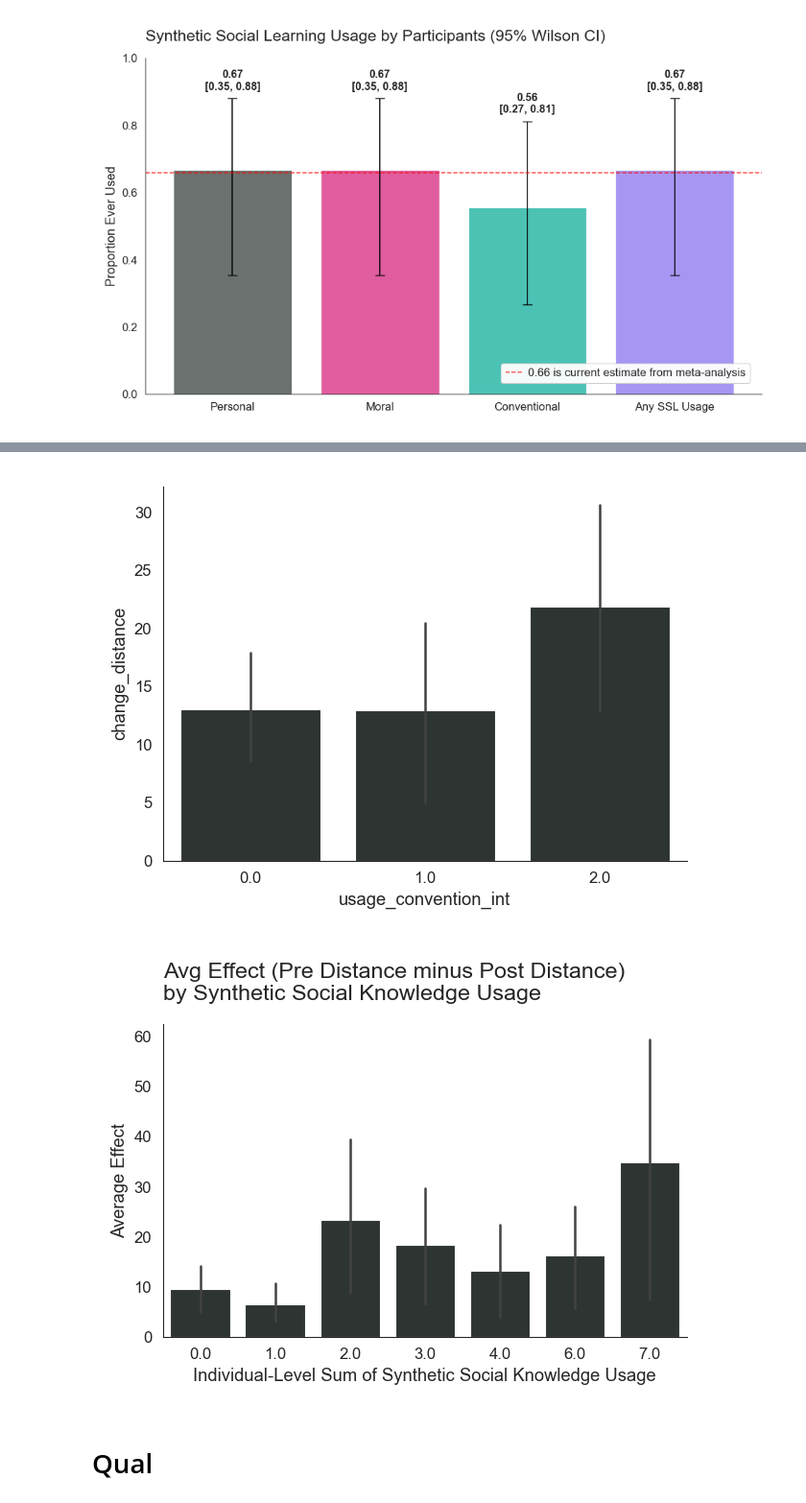
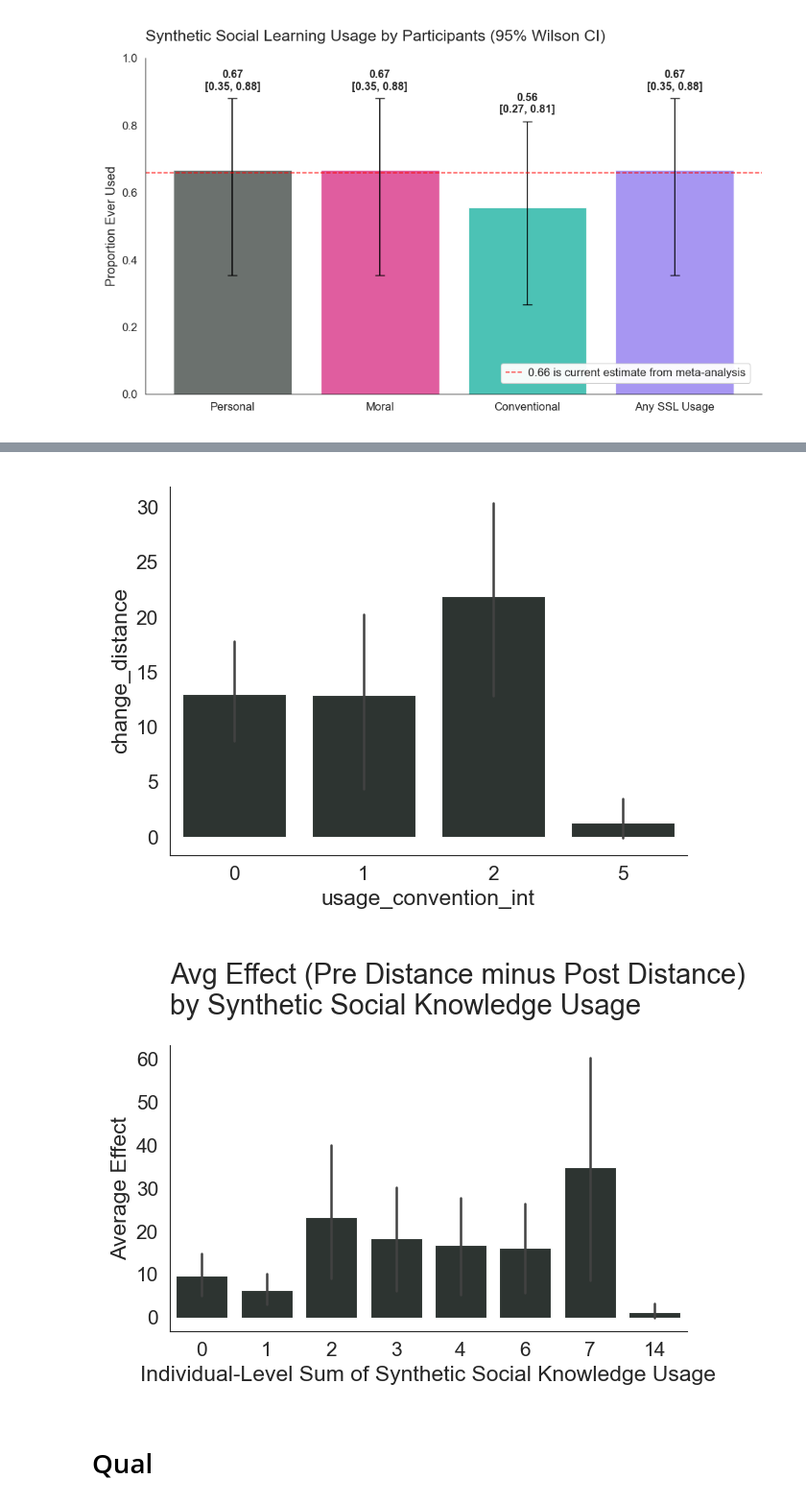
Before and after one commit to josh-ashkinaze/ssl, a Jupyter notebook: study2/6.3_analyze_init_norm_pilot.ipynb, the cells around one changed output, grey strips where cells are left out. Shown at 96% size. Saved outputs shown, nothing was run; the diff lists cells and outputs as text; code cells hidden in the pictures.

```diff
--- a/study2/6.3_analyze_init_norm_pilot.ipynb
+++ b/study2/6.3_analyze_init_norm_pilot.ipynb
@@ -117,6 +117,8 @@ def make_df():
     df['pre_distance'] = np.abs(df['pre'] - df['rating'])
     df['post_distance'] = np.abs(df['post'] - df['rating'])
     df['change_distance'] = df['pre_distance'] - df['post_distance']
+    df['did_change_distance'] = df['change_distance'].apply(lambda x: 1 if x > 0 else 0)
+    df['did_change'] = 1 * ((df['pre_distance'] - df['post_distance']) != 0)
 
     # Domain cleaning
     df['domain'] = df['domain'].map(short_domain)
@@ -625,7 +626,8 @@ usage_map = {
    "Yes - less often than several times a week": 1,
    "Yes - several times a week": 2,
    "Yes - about once a day": 3,
-   "Yes - several times a day": 4
+   "Yes - several times a day": 4,
+    "Yes - almost constantly": 5
 }
 
 df['any_usage'] = ((df['usage_personal_binary'] == 1) |
@@ -651,5 +653,5 @@ plt.show()
-[figure, old version]
+[figure, new version]
-[figure, old version]
+[figure, new version]
 # %% [markdown]
 # Qual
 # %% [markdown]
```
Also changed, not shown: parts of 13 cells of this notebook.
